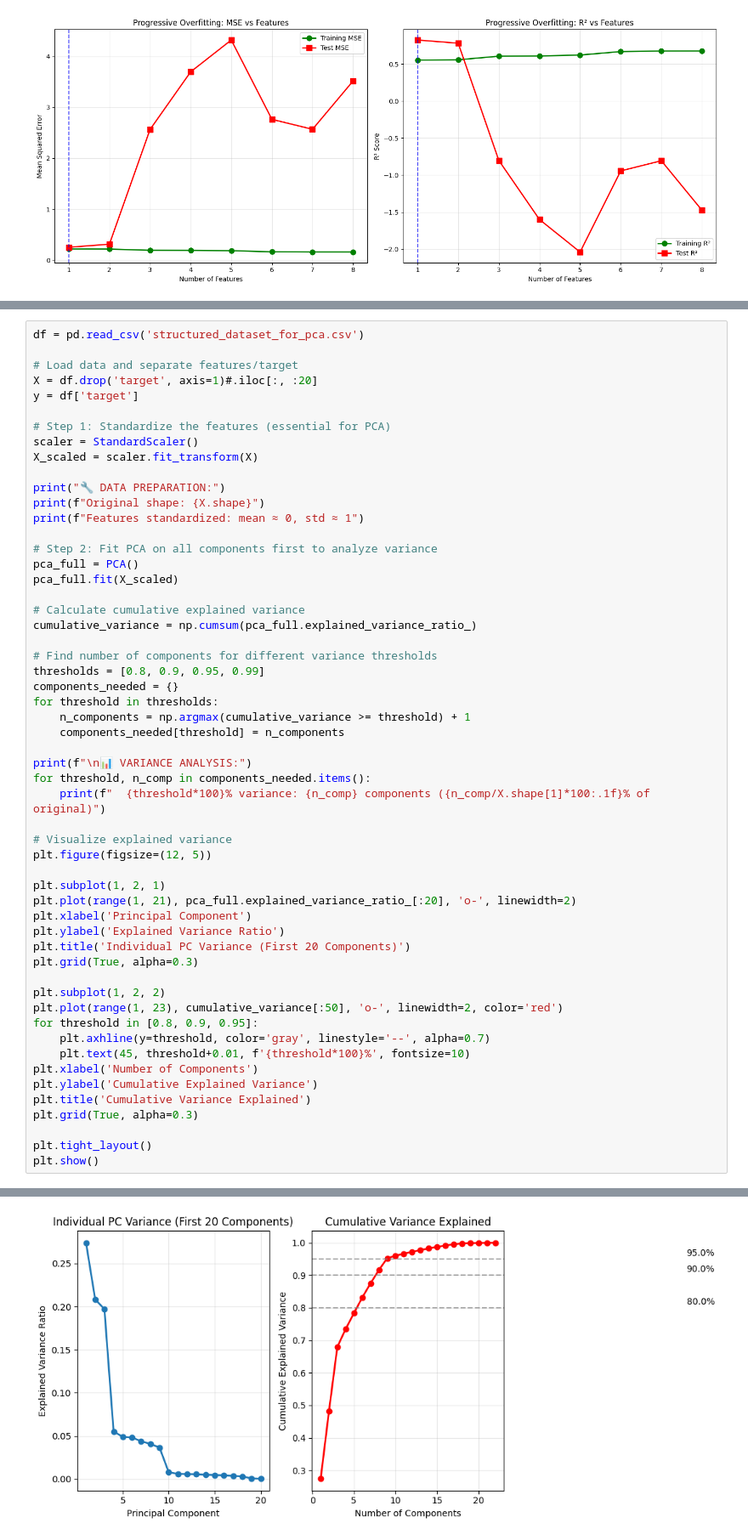
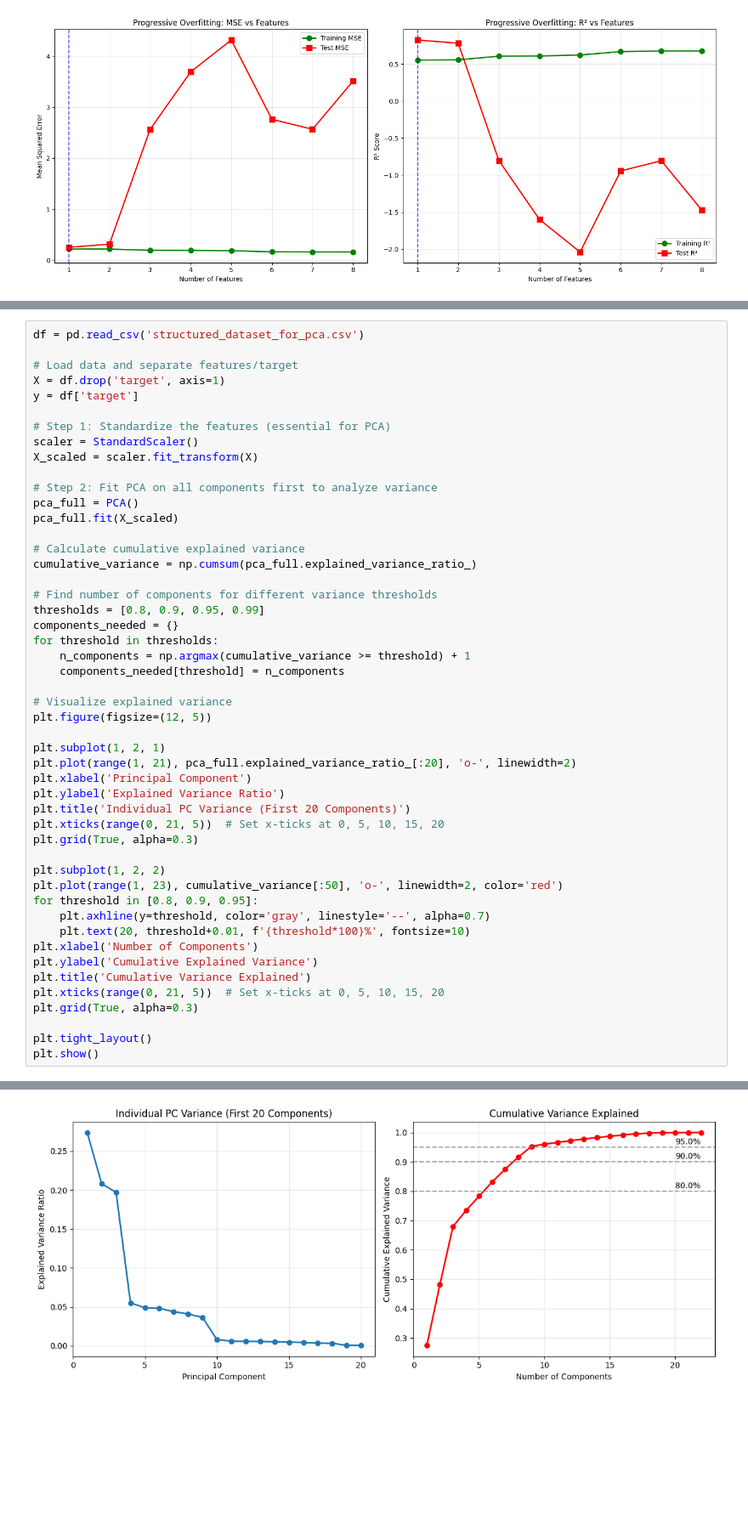
Before and after one commit to Jamoser123/PNR_Advanced_DataScience, a Jupyter notebook: 4_Feature_Selection_Regularization/HandsOn_Feature_Selection.ipynb, the cells around one changed output, grey strips where cells are left out. Shown at 85% size. Drawn from its saved outputs; the diff is of its cells as text; blank space fills up the shorter version.

```diff
--- a/4_Feature_Selection_Regularization/HandsOn_Feature_Selection.ipynb
+++ b/4_Feature_Selection_Regularization/HandsOn_Feature_Selection.ipynb
@@ -693,16 +645,12 @@ Let's see if PCA can help us separate signal from noise in our mixed dataset!
 df = pd.read_csv('structured_dataset_for_pca.csv')
 
 # Load data and separate features/target
-X = df.drop('target', axis=1)#.iloc[:, :20]
+X = df.drop('target', axis=1)
 y = df['target']
 
 # Step 1: Standardize the features (essential for PCA)
 scaler = StandardScaler()
 X_scaled = scaler.fit_transform(X)
-
-print("🔧 DATA PREPARATION:")
-print(f"Original shape: {X.shape}")
-print(f"Features standardized: mean ≈ 0, std ≈ 1")
 
 # Step 2: Fit PCA on all components first to analyze variance
 pca_full = PCA()
@@ -718,10 +666,6 @@ for threshold in thresholds:
     n_components = np.argmax(cumulative_variance >= threshold) + 1
     components_needed[threshold] = n_components
 
-print(f"\n📊 VARIANCE ANALYSIS:")
-for threshold, n_comp in components_needed.items():
-    print(f"  {threshold*100}% variance: {n_comp} components ({n_comp/X.shape[1]*100:.1f}% of original)")
-
 # Visualize explained variance
 plt.figure(figsize=(12, 5))
 
@@ -730,16 +674,18 @@ plt.plot(range(1, 21), pca_full.explained_variance_ratio_[:20], 'o-', linewidth=
 plt.xlabel('Principal Component')
 plt.ylabel('Explained Variance Ratio')
 plt.title('Individual PC Variance (First 20 Components)')
+plt.xticks(range(0, 21, 5))  # Set x-ticks at 0, 5, 10, 15, 20
 plt.grid(True, alpha=0.3)
 
 plt.subplot(1, 2, 2)
 plt.plot(range(1, 23), cumulative_variance[:50], 'o-', linewidth=2, color='red')
 for threshold in [0.8, 0.9, 0.95]:
     plt.axhline(y=threshold, color='gray', linestyle='--', alpha=0.7)
-    plt.text(45, threshold+0.01, f'{threshold*100}%', fontsize=10)
+    plt.text(20, threshold+0.01, f'{threshold*100}%', fontsize=10)
 plt.xlabel('Number of Components')
 plt.ylabel('Cumulative Explained Variance')
 plt.title('Cumulative Variance Explained')
+plt.xticks(range(0, 21, 5))  # Set x-ticks at 0, 5, 10, 15, 20
 plt.grid(True, alpha=0.3)
 
 plt.tight_layout()
@@ -757 +694 @@ Features standardized: mean ≈ 0, std ≈ 1
-[figure, old version]
+[figure, new version]
```
Also changed, not shown: parts of 53 cells of this notebook, 3 other files.
